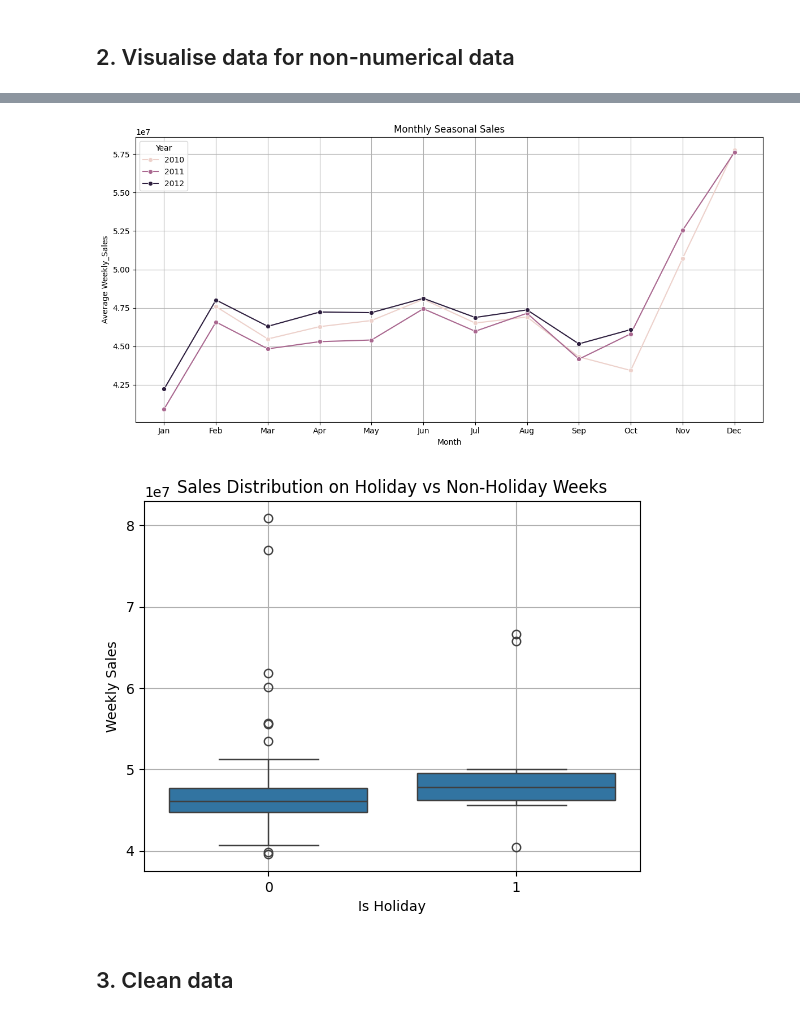
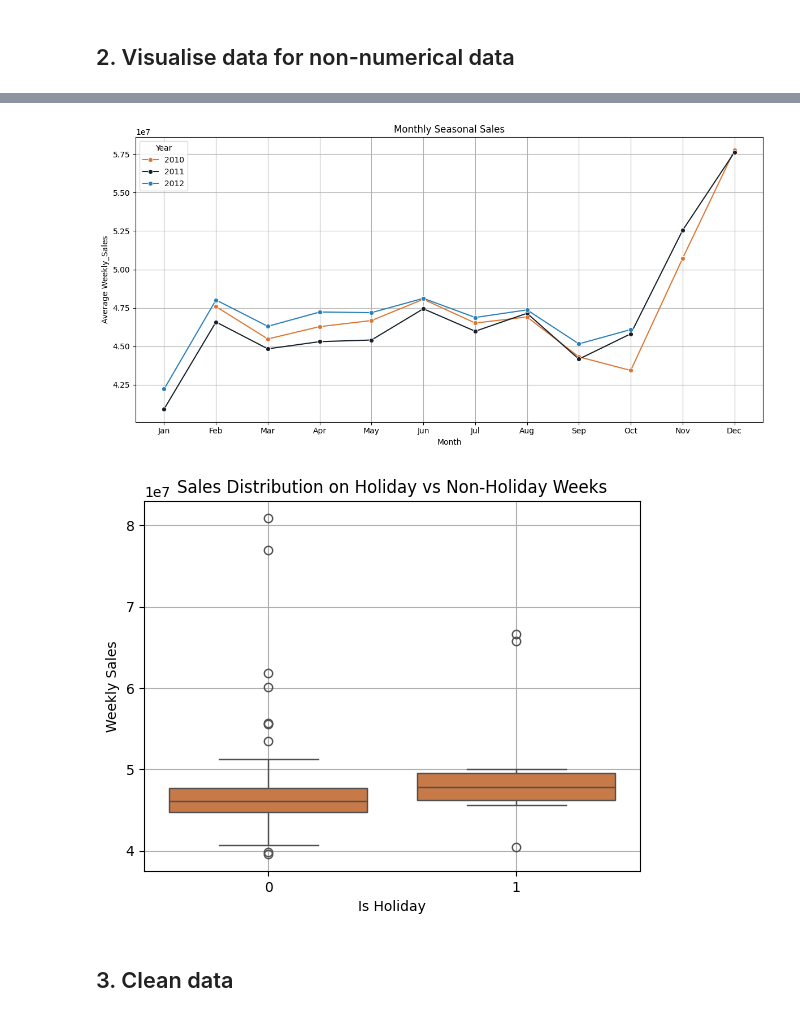
Before and after one commit to wyan170/Phase2_project, a Jupyter notebook: data-science/1. Analysis and Preprocessing/part1-submission.ipynb, the cells around one changed output, grey strips where cells are left out. Saved outputs shown, nothing was run; the diff lists cells and outputs as text; code cells hidden in the pictures.

```diff
--- a/data-science/1. Analysis and Preprocessing/part1-submission.ipynb
+++ b/data-science/1. Analysis and Preprocessing/part1-submission.ipynb
@@ -266,7 +269,6 @@ aggregate_and_plot(df, date_col="Date", value_col="Weekly_Sales", freq="Y", titl
 # %%
 # to see some seasonal patterns
 def seasonal_plot(df, date_col, value_col, freq="M", title=None):
-
     df = df.copy()
 
     # Convert to datetime and extract year
@@ -283,38 +285,47 @@ def seasonal_plot(df, date_col, value_col, freq="M", title=None):
     elif freq == "W":
         df["Period"] = df[date_col].dt.isocalendar().week
         period_label = "Week"
-    else:
-        raise ValueError("只支持 freq='M', 'Q', 'W'")
 
     # Calculate seasonal averages by Year and Period
     seasonal_avg = df.groupby(["Year", "Period"])[value_col].mean().reset_index()
 
+    # Define custom colors for each year
+    custom_palette = {
+        seasonal_avg["Year"].unique()[0]: "#dc7633",
+        seasonal_avg["Year"].unique()[1]: "#17202a",
+        seasonal_avg["Year"].unique()[2]: "#2980b9",
+    }
+
     # Create the plot
     plt.figure(figsize=(12, 6))
-    sns.lineplot(data=seasonal_avg, x="Period", y=value_col, hue="Year", marker="o")
+    sns.lineplot(data=seasonal_avg, x="Period", y=value_col, hue="Year", marker="o", palette=custom_palette)
+
     plt.title(title or f"Seasonal Plot of {value_col} by {period_label}")
     plt.xlabel(period_label)
     plt.ylabel(f"Average {value_col}")
+
+    # Set x-ticks for months if monthly frequency
     if freq == "M":
         plt.xticks(ticks=range(1, 13), labels=[
             "Jan", "Feb", "Mar", "Apr", "May", "Jun",
             "Jul", "Aug", "Sep", "Oct", "Nov", "Dec"
         ])
+
     plt.grid(True)
     plt.tight_layout()
     plt.show()
 seasonal_plot(df, date_col="Date", value_col="Weekly_Sales", freq="M", title="Monthly Seasonal Sales")
 # %% [output]
-[figure, old version]
+[figure, new version]
 # %%
-sns.boxplot(x="IsHoliday", y="Weekly_Sales", data=df)
+sns.boxplot(x="IsHoliday", y="Weekly_Sales", data=df,color = "#dc7633")
 plt.title("Sales Distribution on Holiday vs Non-Holiday Weeks")
 plt.xlabel("Is Holiday")
 plt.ylabel("Weekly Sales")
 plt.grid(True)
 plt.show()
 # %% [output]
-[figure, old version]
+[figure, new version]
 # %% [markdown]
 ## 3. Clean data
 # %% [markdown]
```
Also changed, not shown: parts of 14 cells of this notebook.
